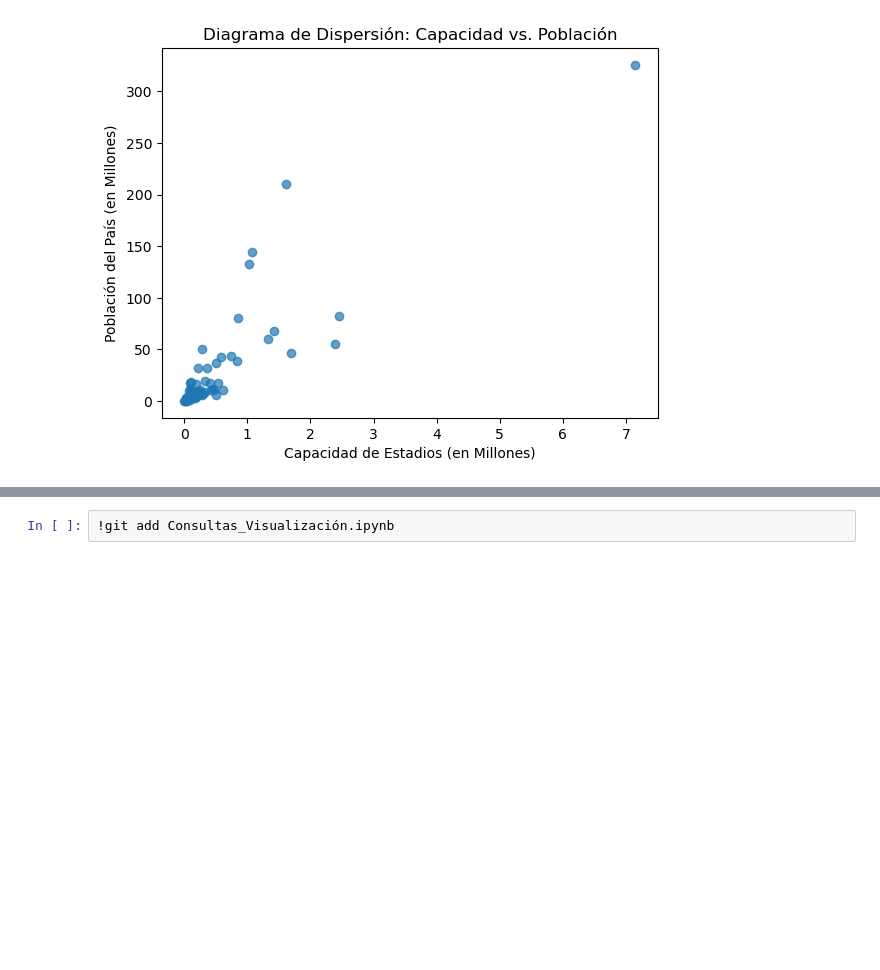
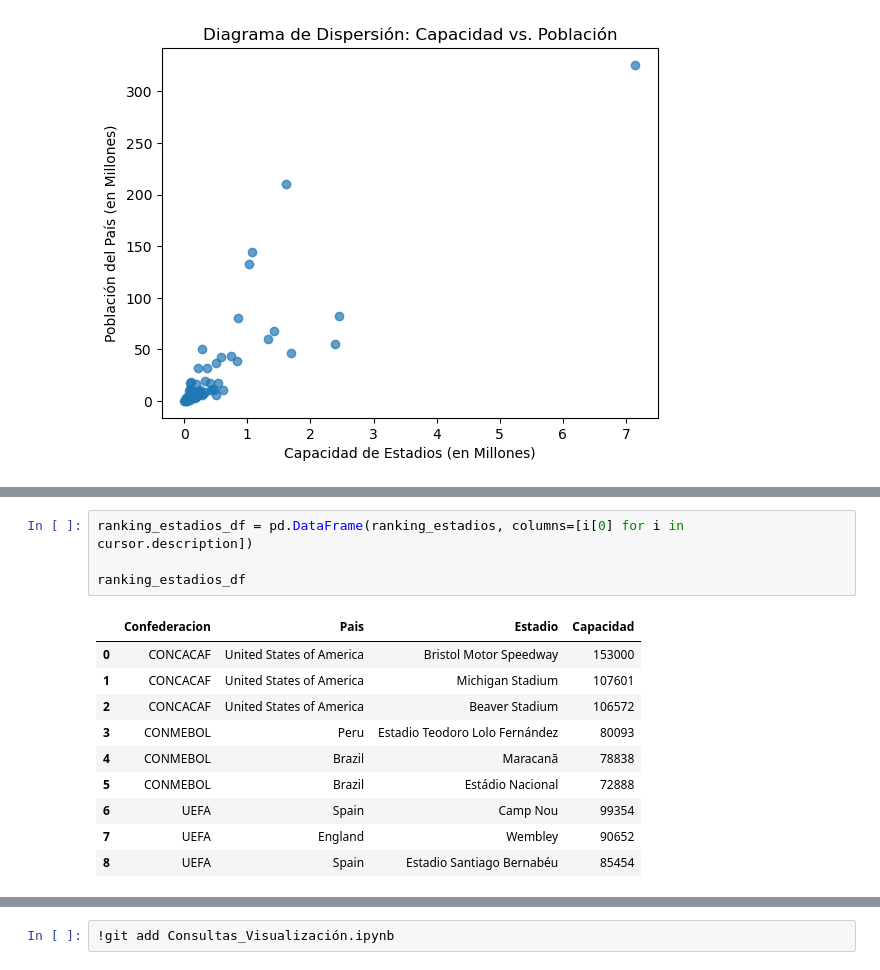
Before and after one commit to guilleldas/Proyecto_Visualizacion_Python, a Jupyter notebook: Consultas_Visualización.ipynb, the cells around one changed output, grey strips where cells are left out. Cells and saved outputs as stored; diff of their text form; blank space fills up the shorter version.

```diff
--- a/Consultas_Visualización.ipynb
+++ b/Consultas_Visualización.ipynb
@@ -264,0 +313,15 @@ plt.show()
+# %%
+ranking_estadios_df = pd.DataFrame(ranking_estadios, columns=[i[0] for i in cursor.description])
+
+ranking_estadios_df
+# %% [output]
+|  | Confederacion | Pais | Estadio | Capacidad |
+| 0 | CONCACAF | United States of America | Bristol Motor Speedway | 153000 |
+| 1 | CONCACAF | United States of America | Michigan Stadium | 107601 |
+| 2 | CONCACAF | United States of America | Beaver Stadium | 106572 |
+| 3 | CONMEBOL | Peru | Estadio Teodoro Lolo Fernández | 80093 |
+| 4 | CONMEBOL | Brazil | Maracanã | 78838 |
+| 5 | CONMEBOL | Brazil | Estádio Nacional | 72888 |
+| 6 | UEFA | Spain | Camp Nou | 99354 |
+| 7 | UEFA | England | Wembley | 90652 |
+| 8 | UEFA | Spain | Estadio Santiago Bernabéu | 85454 |
```
Also changed, not shown: parts of 17 cells of this notebook.
